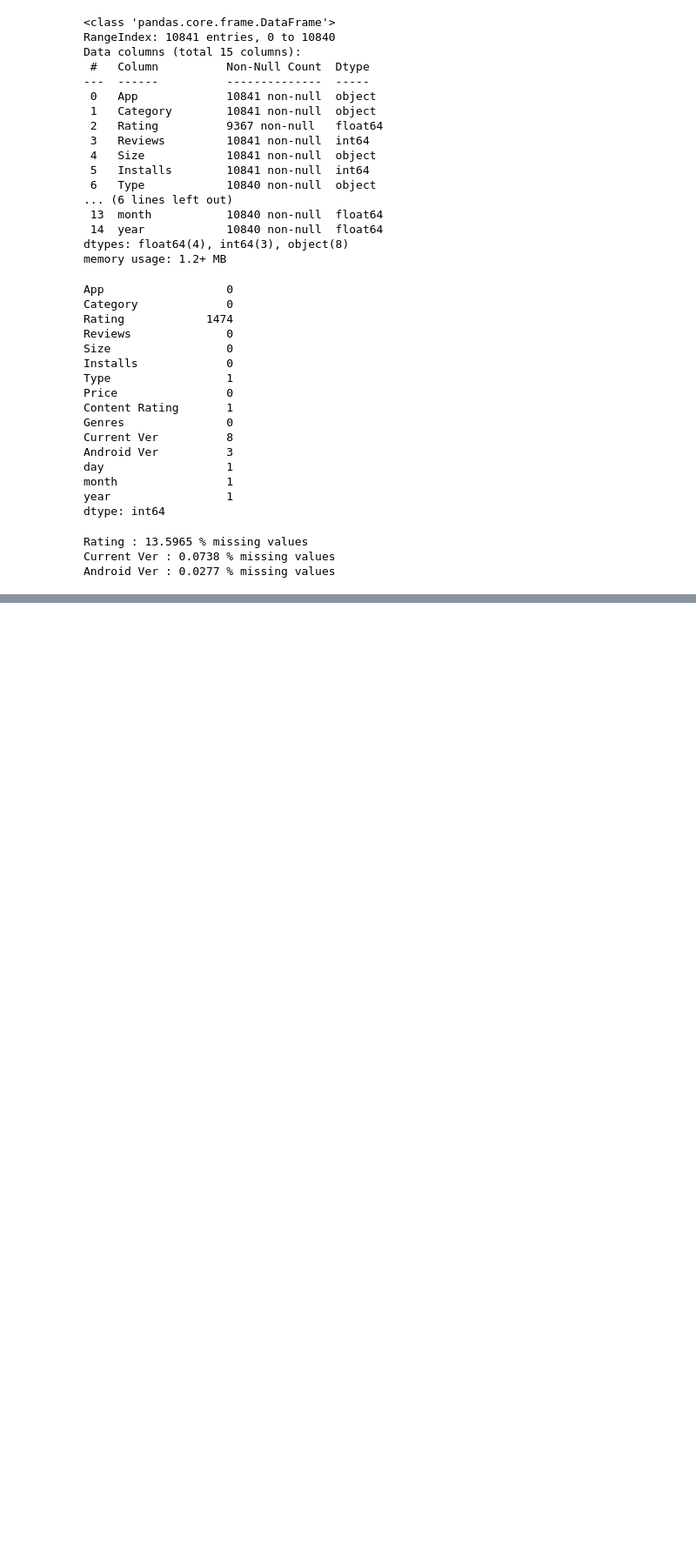
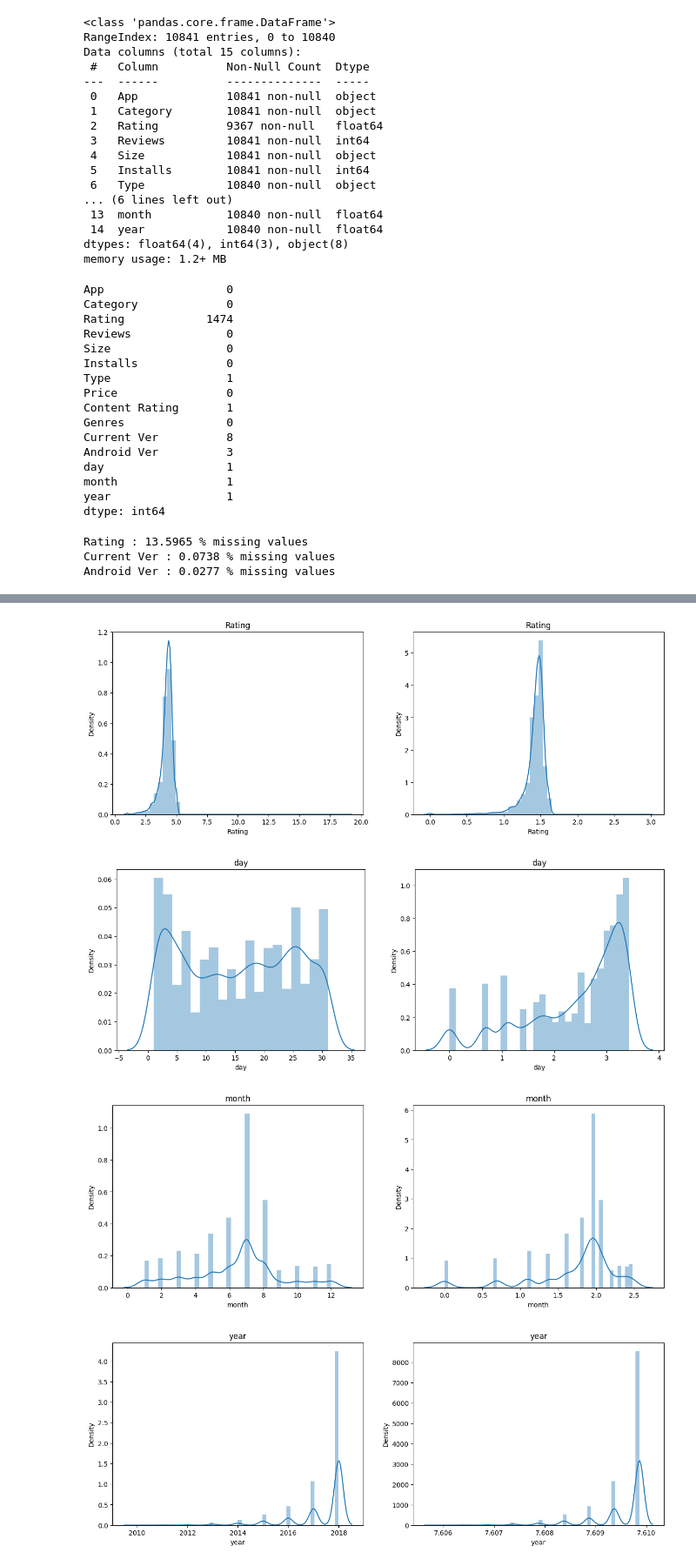
Before and after one commit to Hameedhullah/Python-Project, a Jupyter notebook: EDA Practice.ipynb, the cells around one changed output, grey strips where cells are left out. Shown at 87% size. Cells and saved outputs as stored; diff of their text form; code cells hidden in the pictures; blank space fills up the shorter version.

```diff
--- a/EDA Practice.ipynb
+++ b/EDA Practice.ipynb
@@ -149,0 +177,14 @@ Android Ver : 0.0277 % missing values
+# %%
+def numerical_features(data):
+    numerical_features = [feature for feature in data.columns if data[feature].dtypes != 'O']
+    return numerical_features
+
+def categorical_features(data):
+    categorical_features = [feature for feature in data.columns if data[feature].dtypes == 'O']
+    return categorical_features
+
+numerical_features = numerical_features(data_updated)
+categorical_features = categorical_features(data_updated)
+
+print('We have {} numerical features : {}'.format(len(numerical_features), numerical_features))
+print('We have {} categorical features : {}'.format(len(categorical_features), categorical_features))
@@ -149,0 +241,20 @@ Android Ver : 0.0277 % missing values
+# %%
+for feature in numerical_features:
+    newdata = data_updated.copy()
+    if 0 in data_updated[feature].unique():
+        pass
+    else:
+        newdata[feature] = np.log(newdata[feature])
+        plt.figure(figsize=(15,5))
+        plt.subplot(1,2,1)
+        sns.distplot(data_updated[feature])
+        plt.title(feature)
+        plt.subplot(1,2,2)
+        sns.distplot(newdata[feature])
+        plt.title(feature)
+        plt.show()
+# %% [output]
+[figure, added]
+[figure, added]
+[figure, added]
+[figure, added]
```
Also changed, not shown: parts of 7 cells of this notebook.
